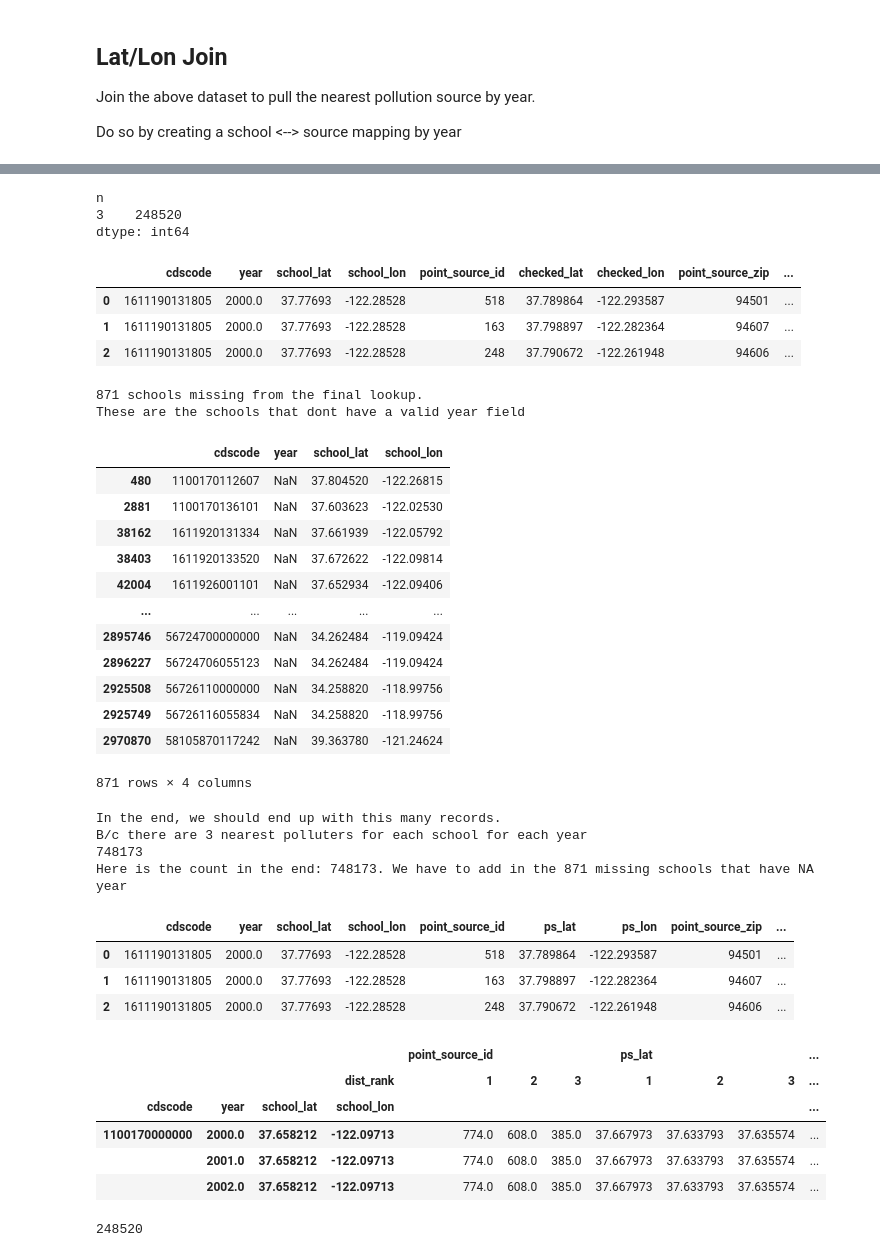
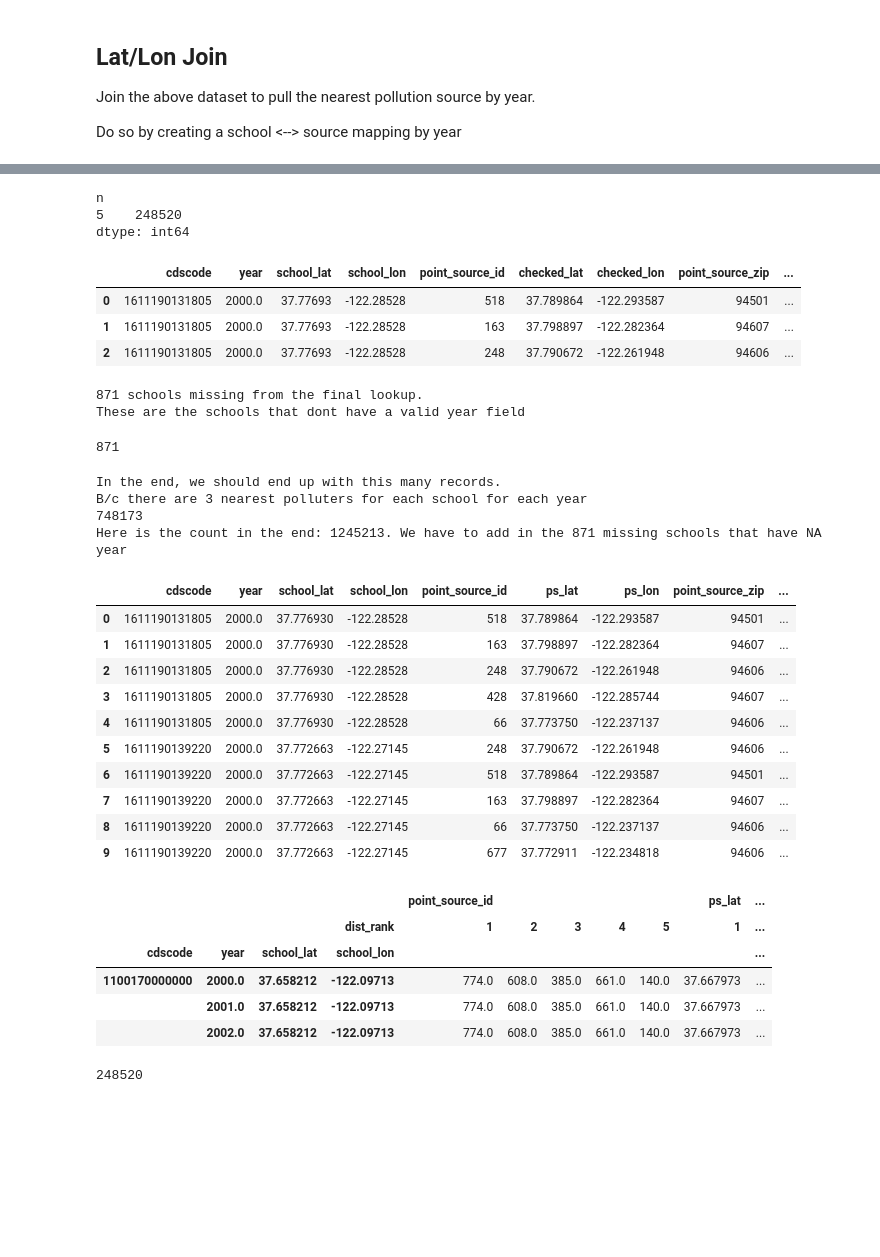
Before and after one commit to mattslyons/JLPS_capstone_project, a Jupyter notebook: data_clean_scripts/join/sparkjoin_tj_2022-11-05.ipynb, the cells around one changed output, grey strips where cells are left out. Cells and saved outputs as stored; diff of their text form; code cells hidden in the pictures; blank space fills up the shorter version.

```diff
--- a/data_clean_scripts/join/sparkjoin_tj_2022-11-05.ipynb
+++ b/data_clean_scripts/join/sparkjoin_tj_2022-11-05.ipynb
@@ -135,7 +140,7 @@ sc = spark.sparkContext
 df_schools = df_all[['cdscode', 'year', 'school_lat', 'school_lon']].drop_duplicates()
 df_ps = df_point_sources[['point_source_id', 'checked_lat', 'checked_lon', 'point_source_zip', 'report_year', 'PM25_emissions_TPY']]
 # %%
-def get_top_3_polluters(data_year, verbose=True):
+def get_top_n_polluters(data_year, topn = 3, verbose=True):
 
   if verbose:
     print('Working on year: {}'.format(data_year))
@@ -148,9 +153,9 @@ def get_top_3_polluters(data_year, verbose=True):
   df_x = df_school_yr_i.crossJoin(df_ps_i)\
     .withColumn('distance_euclid', ((F.col('school_lat') - F.col('checked_lat'))**2 + (F.col('school_lon') - F.col('checked_lon'))**2)**.5)\
     .withColumn('dist_rank', F.row_number().over(Window().partitionBy('cdscode').orderBy(F.col('distance_euclid'))))\
-    .filter(F.col('dist_rank') <= 3)
+    .filter(F.col('dist_rank') <= topn)
 
   return df_x.toPandas()
 # %%
 # run the function on every year!
-top_polluters_df = pd.concat([get_top_3_polluters(data_year) for data_year in range(2000, 2020)])
+top_polluters_df = pd.concat([get_top_n_polluters(data_year, topn=5) for data_year in range(2000, 2020)])
@@ -157,9 +176,9 @@ top_polluters_df = pd.concat([get_top_3_polluters(data_year) for data_year in ra
 # %%
-# every school/year combo has 3 records
+# every school/year combo has n records
 top_polluters_df.value_counts(['cdscode', 'year']).to_frame().reset_index().rename(columns={0: 'n'}).value_counts('n')
 # %% [output]
 n
-3    248520
+5    248520
 dtype: int64
 # %%
 top_polluters_df.head(3)
@@ -173,23 +192,11 @@ all_schools = list(set(df_schools['cdscode'].values))
 res = [i not in top_polluters_df['cdscode'].values for i in all_schools]
 missing_schools = np.array(all_schools)[res]
 print('{} schools missing from the final lookup.\nThese are the schools that dont have a valid year field'.format(len(missing_schools)))
-df_schools[df_schools['cdscode'].isin(missing_schools)]
+df_schools[df_schools['cdscode'].isin(missing_schools)].shape[0]
 # %% [output]
 871 schools missing from the final lookup.
 These are the schools that dont have a valid year field
-|  | cdscode | year | school_lat | school_lon |
-| 480 | 1100170112607 | NaN | 37.804520 | -122.26815 |
-| 2881 | 1100170136101 | NaN | 37.603623 | -122.02530 |
-| 38162 | 1611920131334 | NaN | 37.661939 | -122.05792 |
-| 38403 | 1611920133520 | NaN | 37.672622 | -122.09814 |
-| 42004 | 1611926001101 | NaN | 37.652934 | -122.09406 |
-| ... | ... | ... | ... | ... |
-| 2895746 | 56724700000000 | NaN | 34.262484 | -119.09424 |
-| 2896227 | 56724706055123 | NaN | 34.262484 | -119.09424 |
-| 2925508 | 56726110000000 | NaN | 34.258820 | -118.99756 |
-| 2925749 | 56726116055834 | NaN | 34.258820 | -118.99756 |
-| 2970870 | 58105870117242 | NaN | 39.363780 | -121.24624 |
-871 rows × 4 columns
+871
 # %%
 print('In the end, we should end up with this many records.\nB/c there are 3 nearest polluters for each school for each year')
 print(df_schools[['cdscode', 'year']].drop_duplicates().shape[0] * 3)
@@ -201,16 +208,23 @@ print('Here is the count in the end: {}. We have to add in the 871 missing schoo
 In the end, we should end up with this many records.
 B/c there are 3 nearest polluters for each school for each year
 748173
-Here is the count in the end: 748173. We have to add in the 871 missing schools that have NA year
+Here is the count in the end: 1245213. We have to add in the 871 missing schools that have NA year
 # %%
 top_polluters_df = top_polluters_df.rename(columns = {'checked_lat': 'ps_lat', 'checked_lon': 'ps_lon'})
 # %%
-top_polluters_df.head(3)
+top_polluters_df.head(10)
 # %% [output]
 |  | cdscode | year | school_lat | school_lon | point_source_id | ps_lat | ps_lon | point_source_zip | ... |
-| 0 | 1611190131805 | 2000.0 | 37.77693 | -122.28528 | 518 | 37.789864 | -122.293587 | 94501 | ... |
-| 1 | 1611190131805 | 2000.0 | 37.77693 | -122.28528 | 163 | 37.798897 | -122.282364 | 94607 | ... |
-| 2 | 1611190131805 | 2000.0 | 37.77693 | -122.28528 | 248 | 37.790672 | -122.261948 | 94606 | ... |
+| 0 | 1611190131805 | 2000.0 | 37.776930 | -122.28528 | 518 | 37.789864 | -122.293587 | 94501 | ... |
+| 1 | 1611190131805 | 2000.0 | 37.776930 | -122.28528 | 163 | 37.798897 | -122.282364 | 94607 | ... |
+| 2 | 1611190131805 | 2000.0 | 37.776930 | -122.28528 | 248 | 37.790672 | -122.261948 | 94606 | ... |
+| 3 | 1611190131805 | 2000.0 | 37.776930 | -122.28528 | 428 | 37.819660 | -122.285744 | 94607 | ... |
+| 4 | 1611190131805 | 2000.0 | 37.776930 | -122.28528 | 66 | 37.773750 | -122.237137 | 94606 | ... |
+| 5 | 1611190139220 | 2000.0 | 37.772663 | -122.27145 | 248 | 37.790672 | -122.261948 | 94606 | ... |
+| 6 | 1611190139220 | 2000.0 | 37.772663 | -122.27145 | 518 | 37.789864 | -122.293587 | 94501 | ... |
+| 7 | 1611190139220 | 2000.0 | 37.772663 | -122.27145 | 163 | 37.798897 | -122.282364 | 94607 | ... |
+| 8 | 1611190139220 | 2000.0 | 37.772663 | -122.27145 | 66 | 37.773750 | -122.237137 | 94606 | ... |
+| 9 | 1611190139220 | 2000.0 | 37.772663 | -122.27145 | 677 | 37.772911 | -122.234818 | 94606 | ... |
 # %%
 top_polluters_df2 = top_polluters_df.pivot(
   index = ['cdscode', 'year', 'school_lat', 'school_lon'],
@@ -220,12 +234,12 @@ top_polluters_df2 = top_polluters_df.pivot(
 
 top_polluters_df2.head(3)
 # %% [output]
-|  |  |  |  | point_source_id |  |  | ps_lat |  |  | ... |
-|  |  |  | dist_rank | 1 | 2 | 3 | 1 | 2 | 3 | ... |
+|  |  |  |  | point_source_id |  |  |  |  | ps_lat | ... |
+|  |  |  | dist_rank | 1 | 2 | 3 | 4 | 5 | 1 | ... |
 | cdscode | year | school_lat | school_lon |  |  |  |  |  |  | ... |
-| 1100170000000 | 2000.0 | 37.658212 | -122.09713 | 774.0 | 608.0 | 385.0 | 37.667973 | 37.633793 | 37.635574 | ... |
-|  | 2001.0 | 37.658212 | -122.09713 | 774.0 | 608.0 | 385.0 | 37.667973 | 37.633793 | 37.635574 | ... |
-|  | 2002.0 | 37.658212 | -122.09713 | 774.0 | 608.0 | 385.0 | 37.667973 | 37.633793 | 37.635574 | ... |
+| 1100170000000 | 2000.0 | 37.658212 | -122.09713 | 774.0 | 608.0 | 385.0 | 661.0 | 140.0 | 37.667973 | ... |
+|  | 2001.0 | 37.658212 | -122.09713 | 774.0 | 608.0 | 385.0 | 661.0 | 140.0 | 37.667973 | ... |
+|  | 2002.0 | 37.658212 | -122.09713 | 774.0 | 608.0 | 385.0 | 661.0 | 140.0 | 37.667973 | ... |
 # %%
 top_polluters_df2.shape[0]
 # %% [output]
```
Also changed, not shown: parts of 3 cells of this notebook.
